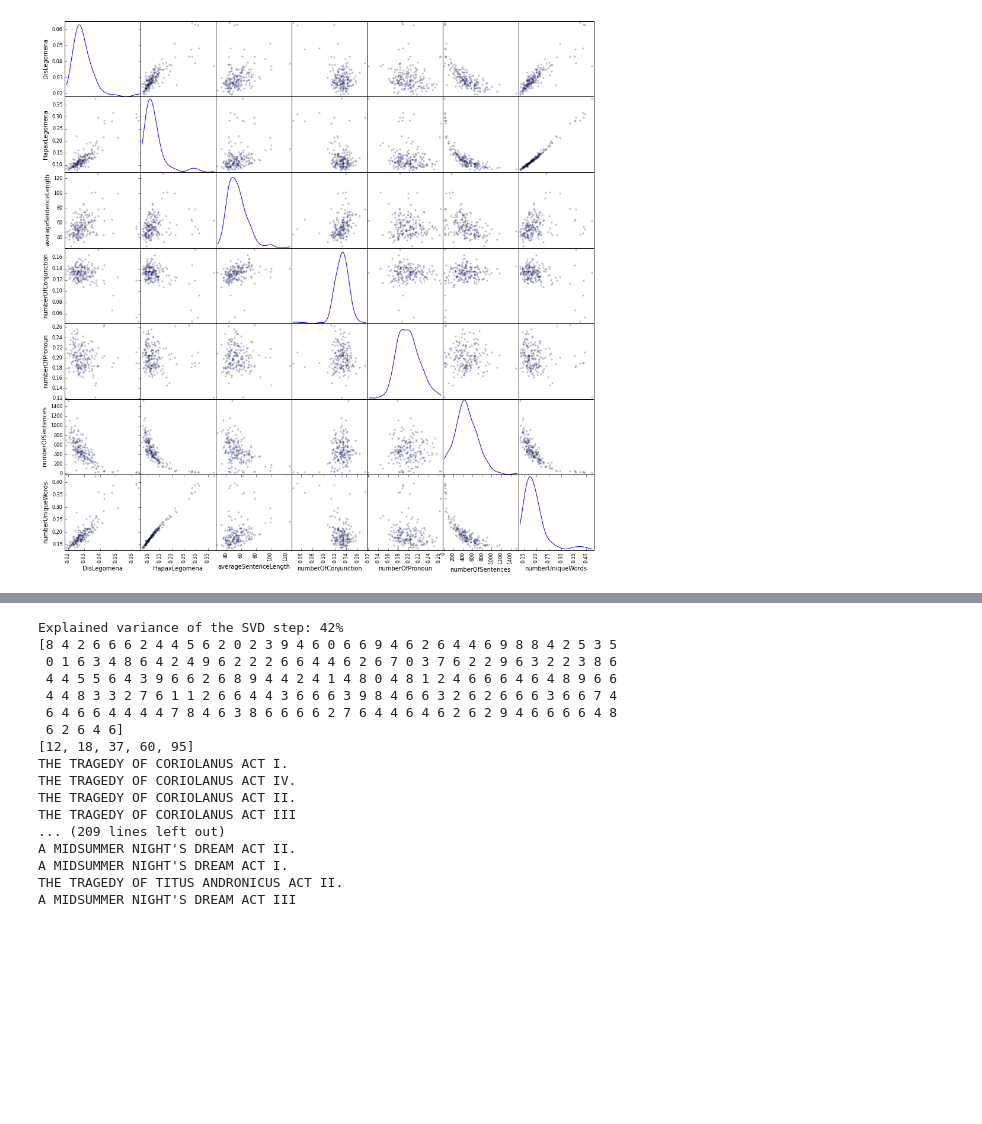
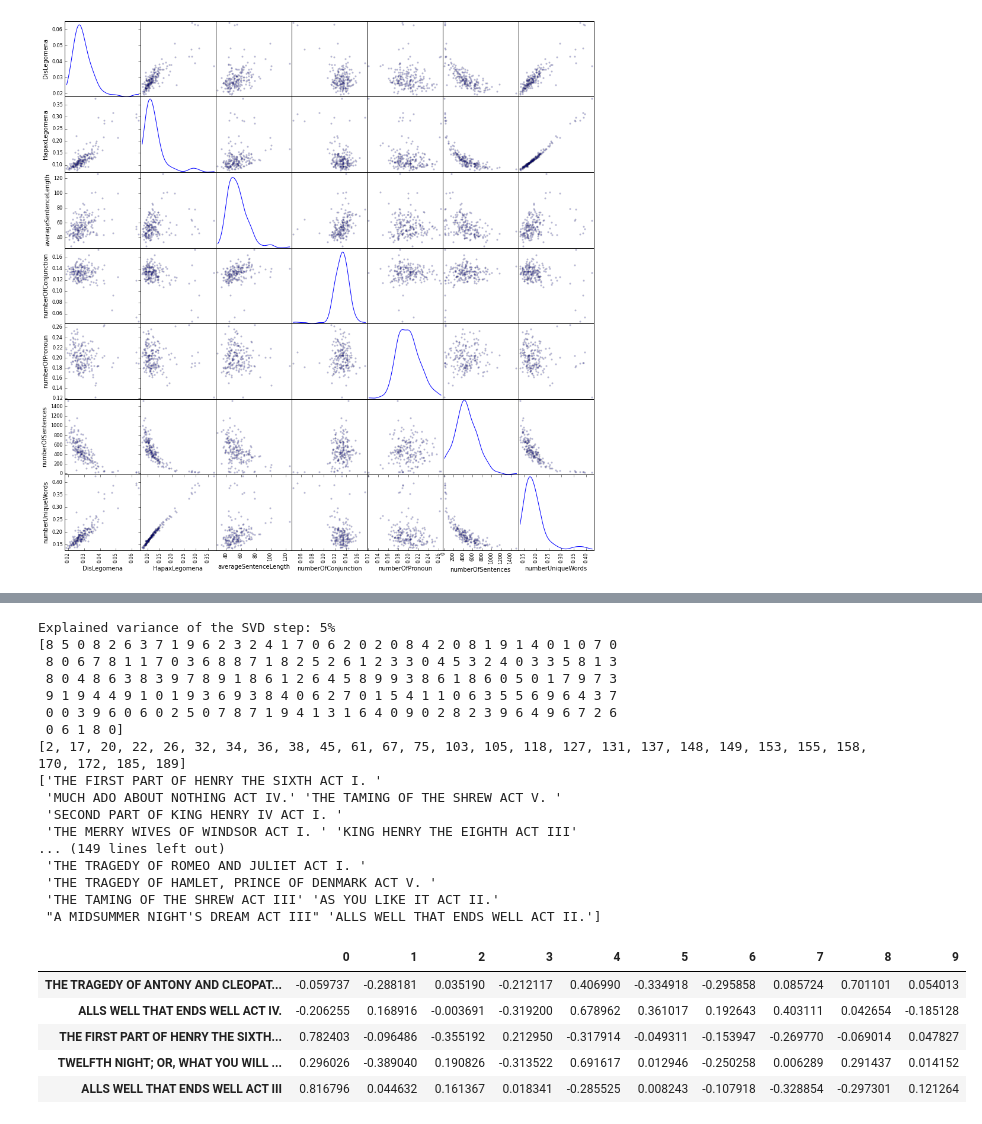
Before and after one commit to bin09122015/HW4, a Jupyter notebook: Generate feature table and tried clustering-v1026.ipynb, the cells around one changed output, grey strips where cells are left out. Cells and saved outputs as stored; diff of their text form; code cells hidden in the pictures; blank space fills up the shorter version.

```diff
--- a/Generate feature table and tried clustering-v1026.ipynb
+++ b/Generate feature table and tried clustering-v1026.ipynb
@@ -178,8 +193,9 @@ for act in df.index:
 # %%
-from sklearn.feature_extraction.text import CountVectorizer
+# excluding stop words, n-grams = 1~3
+count_vect = CountVectorizer(ngram_range=(3, 5), stop_words='english')
+X_train_counts = count_vect.fit_transform(text)
 
-# excluding stop words, n-grams = 1~3
-count_vect = CountVectorizer(ngram_range=(1, 3), stop_words='english')
-X_train_counts = count_vect.fit_transform(text)
-X_train_counts.shape
+tf_transformer = TfidfTransformer(use_idf=True).fit(X_train_counts)
+X_train_tf = tf_transformer.transform(X_train_counts)
+X_train_tf.shape
 # %% [output]
@@ -234,7 +203,9 @@ import numpy as np
 # %%
+randomState = np.random.seed(1)
+
 X = X_train_tf
 
-svd = TruncatedSVD(n_components = 40)
+svd = TruncatedSVD(n_components = 10, random_state = randomState)
 lsa = make_pipeline(svd, Normalizer(copy=False))
 
 X = lsa.fit_transform(X)
@@ -245,7 +216,7 @@ print("Explained variance of the SVD step: {}%".format(
 
 n_clusters = 10
 
-km = KMeans(n_clusters=n_clusters, init='k-means++', max_iter=100, n_init=1)
+km = KMeans(n_clusters=n_clusters, init='k-means++', max_iter=500, n_init=5, random_state = randomState)
 
 km.fit_predict(X)
 
@@ -254,24 +225,34 @@ print(km.labels_)
 for i in range(n_clusters):
     index = np.squeeze(np.argwhere(km.labels_ == i)).tolist()
     print(index)
-    for j in index:
-        print(title[j])
+
+    print(np.array(title)[index])
     print('\n')
 # %% [output]
-Explained variance of the SVD step: 42%
-[8 4 2 6 6 6 2 4 4 5 6 2 0 2 3 9 4 6 0 6 6 9 4 6 2 6 4 4 6 9 8 8 4 2 5 3 5
- 0 1 6 3 4 8 6 4 2 4 9 6 2 2 2 6 6 4 4 6 2 6 7 0 3 7 6 2 2 9 6 3 2 2 3 8 6
- 4 4 5 5 6 4 3 9 6 6 2 6 8 9 4 4 2 4 1 4 8 0 4 8 1 2 4 6 6 6 4 6 4 8 9 6 6
- 4 4 8 3 3 2 7 6 1 1 2 6 6 4 4 3 6 6 6 3 9 8 4 6 6 3 2 6 2 6 6 6 3 6 6 7 4
- 6 4 6 6 4 4 4 4 7 8 4 6 3 8 6 6 6 6 2 7 6 4 4 6 4 6 2 6 2 9 4 6 6 6 6 4 8
- 6 2 6 4 6]
-[12, 18, 37, 60, 95]
-THE TRAGEDY OF CORIOLANUS ACT I.
-THE TRAGEDY OF CORIOLANUS ACT IV.
-THE TRAGEDY OF CORIOLANUS ACT II.
-THE TRAGEDY OF CORIOLANUS ACT III
-... (209 lines left out)
-A MIDSUMMER NIGHT'S DREAM ACT II.
-A MIDSUMMER NIGHT'S DREAM ACT I.
-THE TRAGEDY OF TITUS ANDRONICUS ACT II.
-A MIDSUMMER NIGHT'S DREAM ACT III
+Explained variance of the SVD step: 5%
+[8 5 0 8 2 6 3 7 1 9 6 2 3 2 4 1 7 0 6 2 0 2 0 8 4 2 0 8 1 9 1 4 0 1 0 7 0
+ 8 0 6 7 8 1 1 7 0 3 6 8 8 7 1 8 2 5 2 6 1 2 3 3 0 4 5 3 2 4 0 3 3 5 8 1 3
+ 8 0 4 8 6 3 8 3 9 7 8 9 1 8 6 1 2 6 4 5 8 9 9 3 8 6 1 8 6 0 5 0 1 7 9 7 3
+ 9 1 9 4 4 9 1 0 1 9 3 6 9 3 8 4 0 6 2 7 0 1 5 4 1 1 0 6 3 5 5 6 9 6 4 3 7
+ 0 0 3 9 6 0 6 0 2 5 0 7 8 7 1 9 4 1 3 1 6 4 0 9 0 2 8 2 3 9 6 4 9 6 7 2 6
+ 0 6 1 8 0]
+[2, 17, 20, 22, 26, 32, 34, 36, 38, 45, 61, 67, 75, 103, 105, 118, 127, 131, 137, 148, 149, 153, 155, 158, 170, 172, 185, 189]
+['THE FIRST PART OF HENRY THE SIXTH ACT I. '
+ 'MUCH ADO ABOUT NOTHING ACT IV.' 'THE TAMING OF THE SHREW ACT V. '
+ 'SECOND PART OF KING HENRY IV ACT I. '
+ 'THE MERRY WIVES OF WINDSOR ACT I. ' 'KING HENRY THE EIGHTH ACT III'
+... (149 lines left out)
+ 'THE TRAGEDY OF ROMEO AND JULIET ACT I. '
+ 'THE TRAGEDY OF HAMLET, PRINCE OF DENMARK ACT V. '
+ 'THE TAMING OF THE SHREW ACT III' 'AS YOU LIKE IT ACT II.'
+ "A MIDSUMMER NIGHT'S DREAM ACT III" 'ALLS WELL THAT ENDS WELL ACT II.']
+# %%
+df_ngrams = pd.DataFrame(data=X, index = title)
+df_ngrams.head()
+# %% [output]
+|  | 0 | 1 | 2 | 3 | 4 | 5 | 6 | 7 | 8 | 9 |
+| THE TRAGEDY OF ANTONY AND CLEOPAT... | -0.059737 | -0.288181 | 0.035190 | -0.212117 | 0.406990 | -0.334918 | -0.295858 | 0.085724 | 0.701101 | 0.054013 |
+| ALLS WELL THAT ENDS WELL ACT IV. | -0.206255 | 0.168916 | -0.003691 | -0.319200 | 0.678962 | 0.361017 | 0.192643 | 0.403111 | 0.042654 | -0.185128 |
+| THE FIRST PART OF HENRY THE SIXTH... | 0.782403 | -0.096486 | -0.355192 | 0.212950 | -0.317914 | -0.049311 | -0.153947 | -0.269770 | -0.069014 | 0.047827 |
+| TWELFTH NIGHT; OR, WHAT YOU WILL ... | 0.296026 | -0.389040 | 0.190826 | -0.313522 | 0.691617 | 0.012946 | -0.250258 | 0.006289 | 0.291437 | 0.014152 |
+| ALLS WELL THAT ENDS WELL ACT III | 0.816796 | 0.044632 | 0.161367 | 0.018341 | -0.285525 | 0.008243 | -0.107918 | -0.328854 | -0.297301 | 0.121264 |
```
Also changed, not shown: parts of 8 cells of this notebook, 2 other files.
